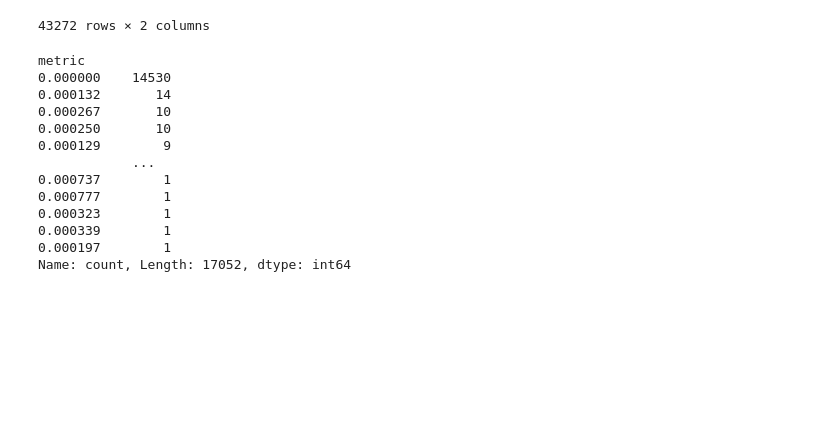
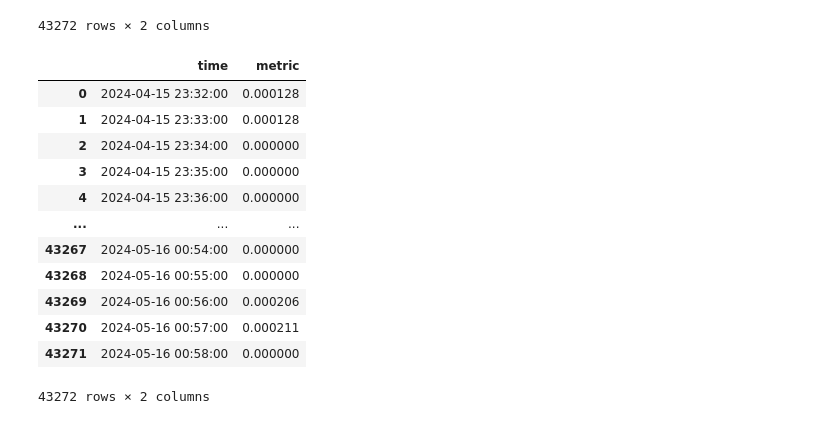
Before and after one commit to REU-DS-CLUB/redlab_hack, a Jupyter notebook: Analyst.ipynb, the cells around one changed output. Saved outputs shown, nothing was run; the diff lists cells and outputs as text; code cells hidden in the pictures; blank space fills up the shorter version.

```diff
--- a/Analyst.ipynb
+++ b/Analyst.ipynb
@@ -191,45 +220,45 @@ def error(data: pd.DataFrame) -> pd.DataFrame:
 
     filtered_data = data[
         (data['language'] == 'java') &
         (data['app_name'] == '[GMonit] Collector') &
         (data['scope'].isna()) &
         (data['name'].isin(['HttpDispatcher', 'Errors/allWeb']))
     ]
 
 
     agg_httpdispatcher = filtered_data[filtered_data['name'] == 'HttpDispatcher'].groupby('point').agg({'call_count': 'sum'}).reset_index()
     agg_errors = filtered_data[filtered_data['name'] == 'Errors/allWeb'].groupby('point').agg({'call_count': 'sum'}).reset_index()
 
     agg_httpdispatcher.rename(columns={'call_count': 'httpdispatcher_call_count'}, inplace=True)
     agg_errors.rename(columns={'call_count': 'errors_call_count'}, inplace=True)
 
 
     merged_data = pd.merge(agg_httpdispatcher, agg_errors, on='point', how='outer').fillna(0)
 
     # Вычисление новой метрики
     merged_data['metric'] = merged_data['errors_call_count'] / merged_data['httpdispatcher_call_count']
 
     # Переименование столбца 'point' в 'time'
-    merged_data.rename(columns={'point': 'time'}, inpace=True)
+    merged_data.rename(columns={'point': 'time'}, inplace=True)
 
     # Сортировка данных
     result_data = merged_data.sort_values(by='time')
 
     # Просмотр результата
     return result_data[["time", "metric"]]
 
-error(data)['metric'].value_counts()
+error(data)
 # %% [output]
+|  | time | metric |
+| 0 | 2024-04-15 23:32:00 | 0.000128 |
+| 1 | 2024-04-15 23:33:00 | 0.000128 |
+| 2 | 2024-04-15 23:34:00 | 0.000000 |
+| 3 | 2024-04-15 23:35:00 | 0.000000 |
+| 4 | 2024-04-15 23:36:00 | 0.000000 |
+| ... | ... | ... |
+| 43267 | 2024-05-16 00:54:00 | 0.000000 |
+| 43268 | 2024-05-16 00:55:00 | 0.000000 |
+| 43269 | 2024-05-16 00:56:00 | 0.000206 |
+| 43270 | 2024-05-16 00:57:00 | 0.000211 |
+| 43271 | 2024-05-16 00:58:00 | 0.000000 |
-metric
-0.000000    14530
-0.000132       14
-0.000267       10
-0.000250       10
-0.000129        9
-            ...
-0.000737        1
-0.000777        1
-0.000323        1
-0.000339        1
-0.000197        1
-Name: count, Length: 17052, dtype: int64
+43272 rows × 2 columns
```
Also changed, not shown: parts of 16 cells of this notebook.
